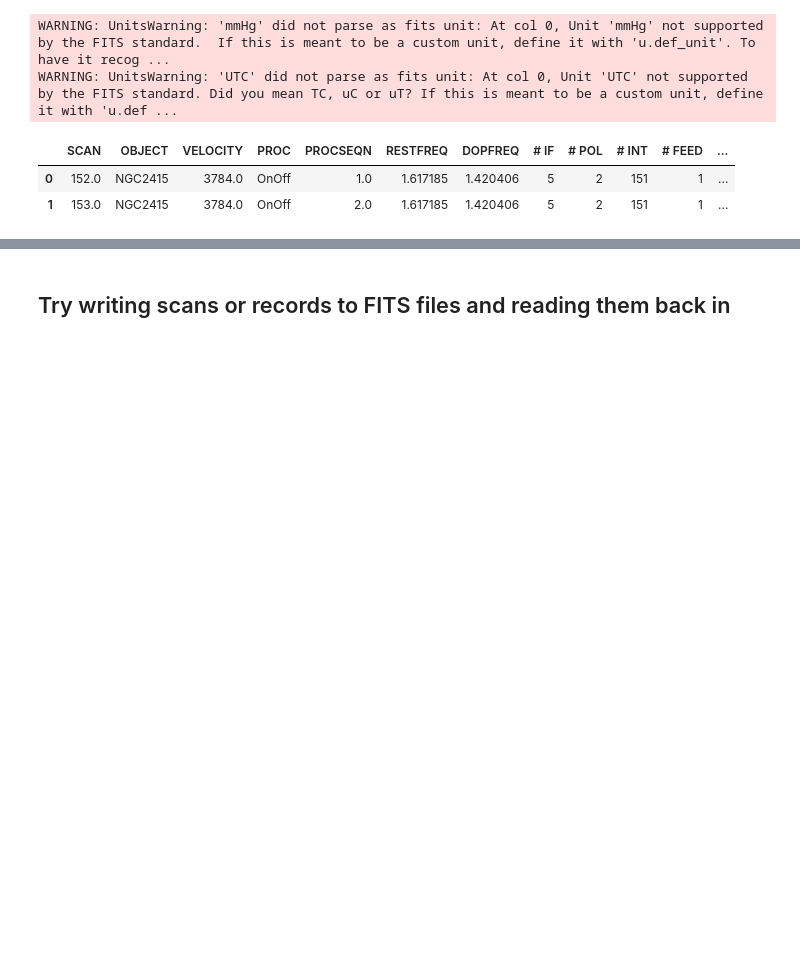
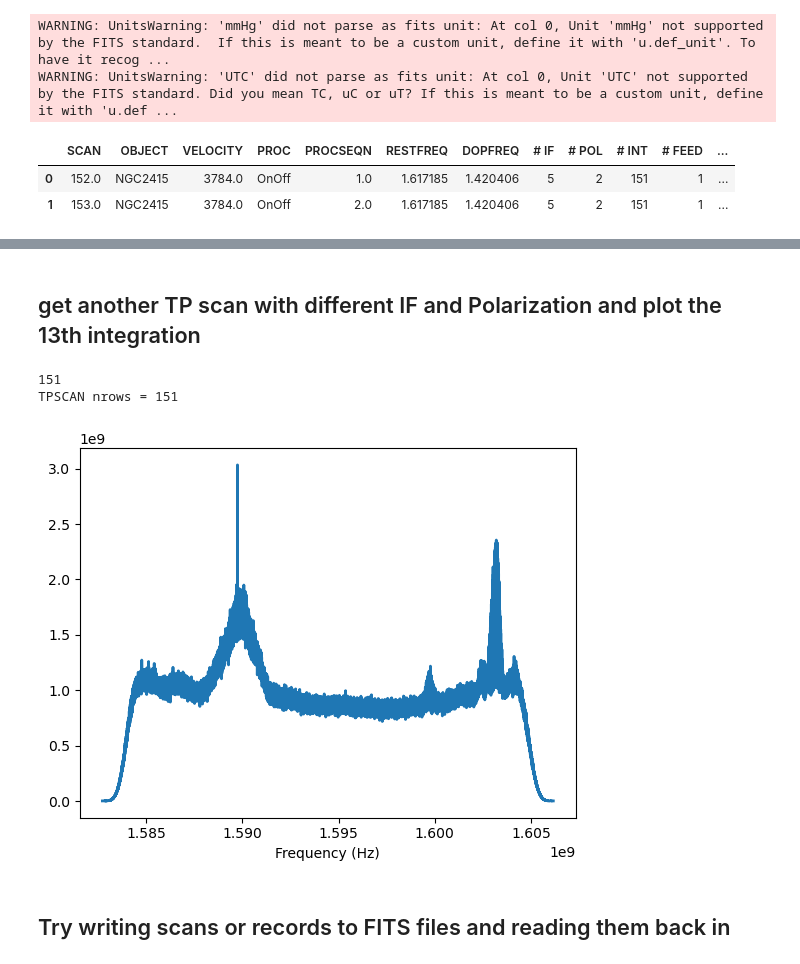
Before and after one commit to GreenBankObservatory/dysh, a Jupyter notebook: notebooks/test_sdfits.ipynb, the cells around one changed output, grey strips where cells are left out. Drawn from its saved outputs; the diff is of its cells as text; code cells hidden in the pictures; blank space fills up the shorter version.

```diff
--- a/notebooks/test_sdfits.ipynb
+++ b/notebooks/test_sdfits.ipynb
@@ -151,3 +80,12 @@ help(p.summary)
+# %% [markdown]
+## get another TP scan with different IF and Polarization and plot the 13th integration
+# %%
+tps = p.gettp(scan=153,sig=True,cal=True,bintable=0,ifnum=1,plnum=1)
+tps.total_power(12).plot()
+# %% [output]
+151
+TPSCAN nrows = 151
+[figure, added]
 # %% [markdown]
 ## Try writing scans or records to FITS files and reading them back in
 # %%
```
Also changed, not shown: parts of 25 cells of this notebook, 2 other files.
